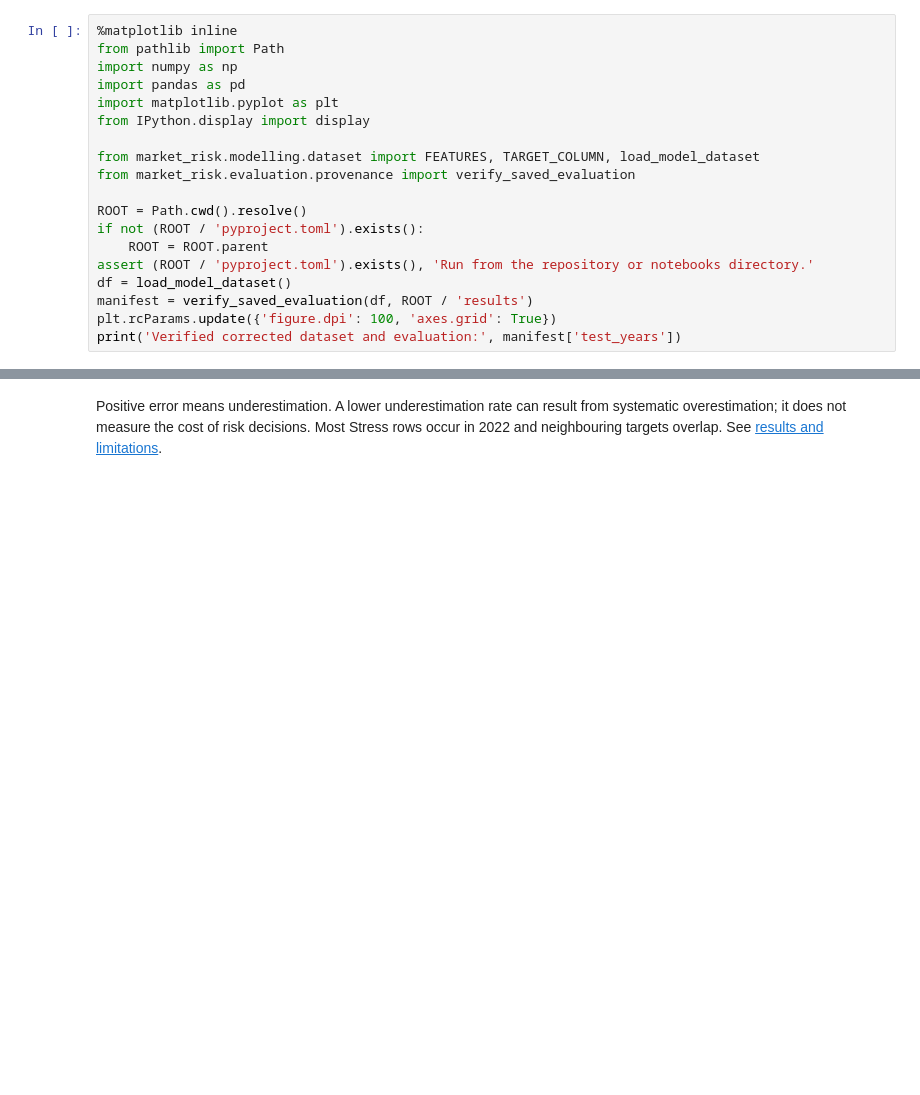
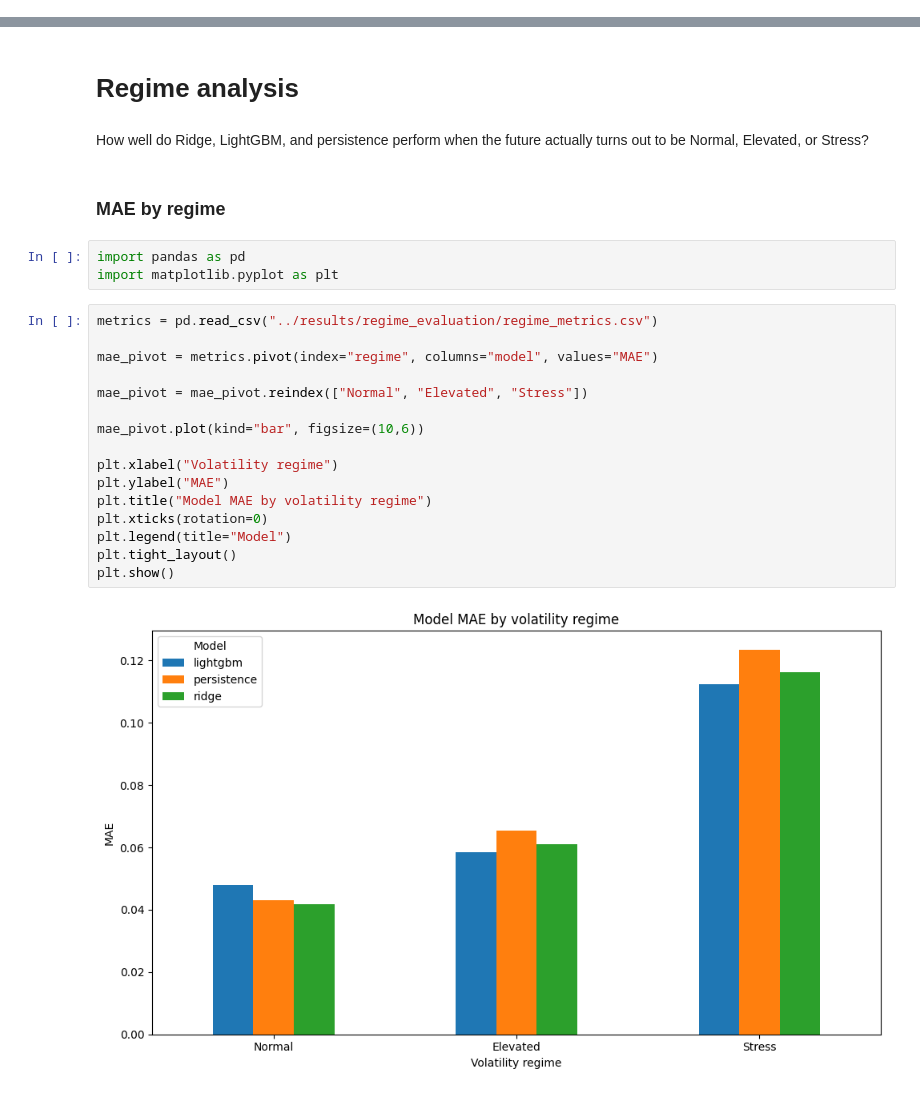
Before and after one commit to Lucie0124/Financial-Volatility-Forecasting, a Jupyter notebook: notebooks/04_regime_analysis.ipynb, the cells around one changed output, grey strips where cells are left out. Drawn from its saved outputs; the diff is of its cells as text; blank space fills up the shorter version.

```diff
--- a/notebooks/04_regime_analysis.ipynb
+++ b/notebooks/04_regime_analysis.ipynb
@@ -5,19 +0,0 @@ This is an ex-post diagnostic: the future realised target determines each test r
-# %%
-%matplotlib inline
-from pathlib import Path
-import numpy as np
-import pandas as pd
-import matplotlib.pyplot as plt
-from IPython.display import display
-
-from market_risk.modelling.dataset import FEATURES, TARGET_COLUMN, load_model_dataset
-from market_risk.evaluation.provenance import verify_saved_evaluation
-
-ROOT = Path.cwd().resolve()
-if not (ROOT / 'pyproject.toml').exists():
-    ROOT = ROOT.parent
-assert (ROOT / 'pyproject.toml').exists(), 'Run from the repository or notebooks directory.'
-df = load_model_dataset()
-manifest = verify_saved_evaluation(df, ROOT / 'results')
-plt.rcParams.update({'figure.dpi': 100, 'axes.grid': True})
-print('Verified corrected dataset and evaluation:', manifest['test_years'])
@@ -69,2 +1,27 @@ plt.show()
-# %% [markdown]
-Positive error means underestimation. A lower underestimation rate can result from systematic overestimation; it does not measure the cost of risk decisions. Most Stress rows occur in 2022 and neighbouring targets overlap. See [results and limitations](../docs/07_results.md).
+# %% [markdown]
+# Regime analysis
+# %% [markdown]
+How well do Ridge, LightGBM, and persistence perform when the future actually turns out to be Normal, Elevated, or Stress?
+# %% [markdown]
+### MAE by regime
+# %%
+import pandas as pd
+import matplotlib.pyplot as plt
+# %%
+metrics = pd.read_csv("../results/regime_evaluation/regime_metrics.csv")
+
+mae_pivot = metrics.pivot(index="regime", columns="model", values="MAE")
+
+mae_pivot = mae_pivot.reindex(["Normal", "Elevated", "Stress"])
+
+mae_pivot.plot(kind="bar", figsize=(10,6))
+
+plt.xlabel("Volatility regime")
+plt.ylabel("MAE")
+plt.title("Model MAE by volatility regime")
+plt.xticks(rotation=0)
+plt.legend(title="Model")
+plt.tight_layout()
+plt.show()
+# %% [output]
+[figure, added]
```
Also changed, not shown: parts of 10 cells of this notebook, 52 other files.
